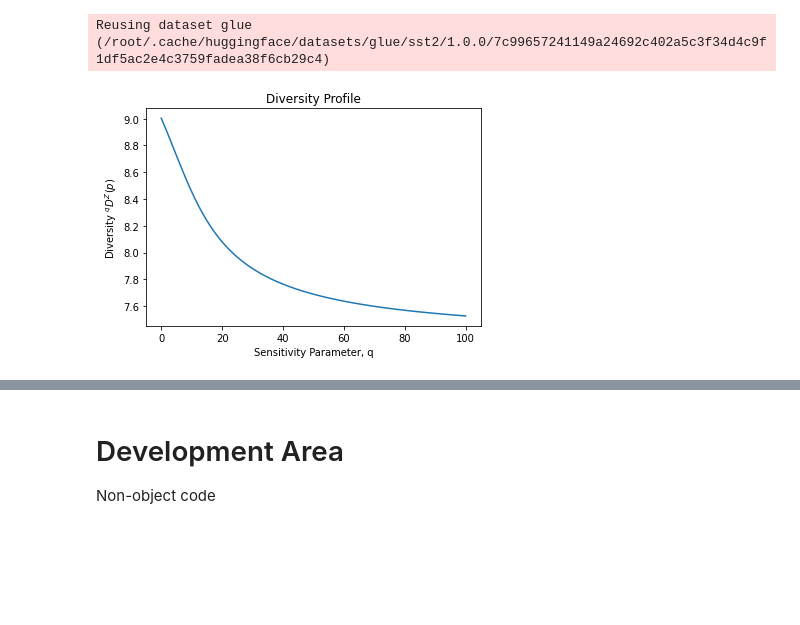
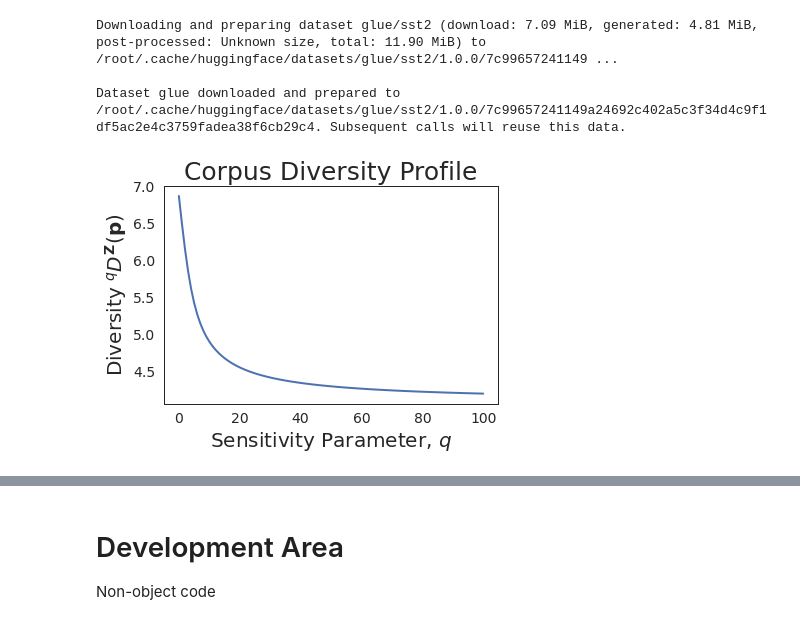
Before and after one commit to asakhala921/Sibyl_eval, a Jupyter notebook: text_diversity.ipynb, the cells around one changed output, grey strips where cells are left out. Drawn from its saved outputs; the diff is of its cells as text; code cells hidden in the pictures; blank space fills up the shorter version.

```diff
--- a/text_diversity.ipynb
+++ b/text_diversity.ipynb
@@ -40,7 +58,11 @@ def chunker(seq, size):
     return (seq[pos:pos + size] for pos in range(0, len(seq), size))
 # %%
 class TextDiversity:
-    def __init__(self, MODEL_NAME="bert-base-uncased", batch_size=16, use_gpu=True, verbose=False):
+    def __init__(self,
+                 MODEL_NAME="bert-base-uncased",
+                 batch_size=16,
+                 use_gpu=True,
+                 verbose=False):
         self.MODEL_NAME = MODEL_NAME
         self.model = AutoModel.from_pretrained(MODEL_NAME)
         self.tokenizer = AutoTokenizer.from_pretrained(MODEL_NAME)
@@ -61,7 +83,13 @@ class TextDiversity:
         # move model to device
         self.model.to(self.device)
 
-    def __call__(self, corpus, q=1, distance_fn=None, n_components=2, normalize=False):
+    def __call__(self,
+                 corpus,
+                 q=1,
+                 distance_fn=None,
+                 n_components=2,
+                 normalize=False,
+                 ignore_similarities=False):
 
         # get bag_of_embeddings (boe) from model + tokens
         boe, tok = self.get_embeddings(corpus, n_components)
@@ -72,7 +100,7 @@ class TextDiversity:
         # get diversity
         num_tok = len(tok)
         p = np.full(num_tok, 1/num_tok)
-        D = self.get_diversity(p, Z, q, normalize)
+        D = self.get_diversity(p, Z, q, normalize, ignore_similarities)
 
         if self.verbose:
             ret = {
@@ -151,8 +179,9 @@ class TextDiversity:
 
         return tok_sims
 
-    def get_diversity(self, p, Z, q=1, normalize=False):
-        # Z = np.eye(len(Z))
+    def get_diversity(self, p, Z, q=1, normalize=False, ignore_similarities=False):
+        if ignore_similarities:
+            Z = np.eye(len(Z))
         Zp =  Z @ p
         if q == 1:
             D = 1 / np.prod(Zp ** p)
@@ -164,7 +193,13 @@ class TextDiversity:
             D /= len(p)
         return D
 
-    def get_diversity_profile(self, corpus, distance_fn=None, n_components=2, normalize=False, range=None):
+    def get_diversity_profile(self,
+                              corpus,
+                              distance_fn=None,
+                              n_components=2,
+                              normalize=False,
+                              ignore_similarities=False,
+                              range=None):
         # get bag_of_embeddings (boe) from model + tokens
         boe, tok = self.get_embeddings(corpus, n_components)
 
@@ -182,16 +217,16 @@ class TextDiversity:
             D = self.get_diversity(p, Z, q, normalize)
             Ds.append(D)
         ax = sns.lineplot(x=range, y=Ds)
-        ax.set(xlabel="Sensitivity Parameter, q",
-               ylabel="Diversity $^qD^{Z}(p)$",
-               title="Diversity Profile")
+        ax.set(xlabel="Sensitivity Parameter, $q$",
+               ylabel="Diversity $^qD(\mathbf{p})$" if ignore_similarities else "Diversity $^qD^{\mathbf{Z}}(\mathbf{p})$",
+               title="Corpus Diversity Profile")
         plt.show()
 # %%
 diversity_metric = TextDiversity(verbose=False)
 # %%
 corpus1 = [
     'python is hard',
-    'pythons are snakes',
+    'a python slithering',
     'jokes be funny'
 ]
 
@@ -204,11 +239,13 @@ corpus2 = [
 train = load_dataset('glue', 'sst2')['train']
 train.rename_column_('sentence', 'text')
 # %% [output]
-Reusing dataset glue (/root/.cache/huggingface/datasets/glue/sst2/1.0.0/7c99657241149a24692c402a5c3f34d4c9f1df5ac2e4c3759fadea38f6cb29c4)
+Downloading and preparing dataset glue/sst2 (download: 7.09 MiB, generated: 4.81 MiB, post-processed: Unknown size, total: 11.90 MiB) to /root/.cache/huggingface/datasets/glue/sst2/1.0.0/7c99657241149 ...
+
+Dataset glue downloaded and prepared to /root/.cache/huggingface/datasets/glue/sst2/1.0.0/7c99657241149a24692c402a5c3f34d4c9f1df5ac2e4c3759fadea38f6cb29c4. Subsequent calls will reuse this data.
 # %%
-diversity_metric.get_diversity_profile(corpus1)
+diversity_metric.get_diversity_profile(corpus2)
 # %% [output]
-[figure, old version]
+[figure, new version]
 # %%
 pp.pprint(corpus1)
 pp.pprint(diversity_metric(corpus1, q=1))
```
Also changed, not shown: parts of 9 cells of this notebook, 3 other files.
